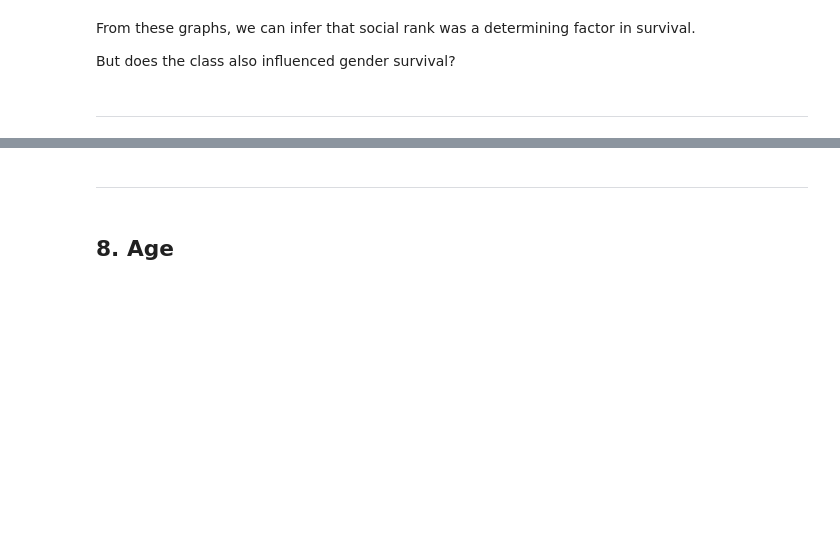
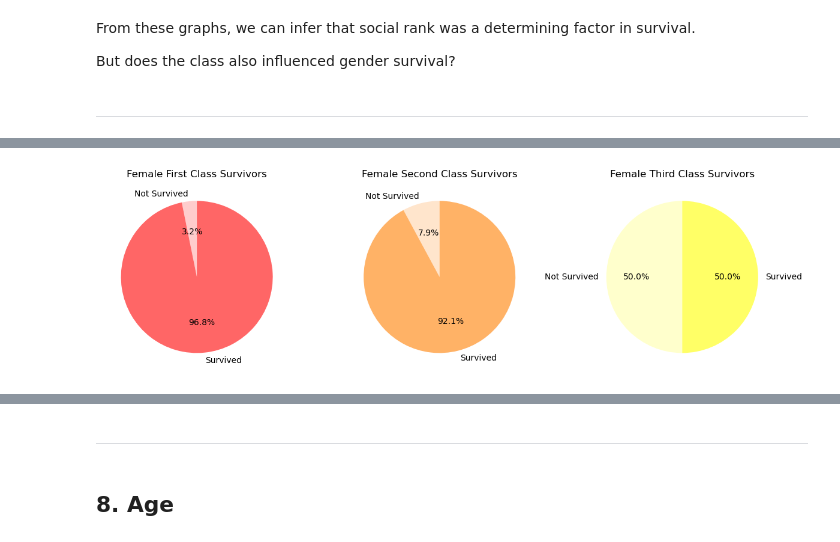
Before and after one commit to davidedigrande/titanic-dataset-eda, a Jupyter notebook: notebook.ipynb, the cells around one changed output, grey strips where cells are left out. Saved outputs shown, nothing was run; the diff lists cells and outputs as text; code cells hidden in the pictures; blank space fills up the shorter version.

```diff
--- a/notebook.ipynb
+++ b/notebook.ipynb
@@ -320,3 +374,11 @@ But does the class also influenced gender survival?
+# %%
+# Gender and Class colors:
+female_first_class_colors = ["#FF3333","#FF6666", "#FF9999", "#FFCCCC"] # (4 shades of red)
+female_second_class_colors = ["#FF9933" ,"#FFB266", "#FFCC99", "#FFE5CC"] # (4 shades of orange)
+female_third_class_colors = ["#FFFF33","#FFFF66", "#FFFF99", "#FFFFCC"] # (4 shades of yellow)
+male_first_class_colors = ["#99FF33", "#B2FF66", "#CCFF99", "#E5FFCC"] # (4 shades of light green)
+male_second_class_colors = ["#33FF33", "#66FF66", "#99FF99", "#CCFFCC"] # (4 shades of green)
+male_third_class_colors = ["#33FF99", "#66FFB2", "#99FFCC", "#CCFFE5"] # (4 shades of dark blue/green)
 # %%
-class_gender_survived = df.groupby(by=['Pclass', 'Survived', 'Sex'])['Survived'].count()
-class_gender_survived
+gender_class_survived = df.groupby(by=['Sex', 'Pclass', 'Survived' ])['Survived'].count()
+gender_class_survived
@@ -322,0 +400,44 @@ class_gender_survived
+# %%
+# Create pie charts for each Pclass
+plt.figure(figsize=(12, 4))  # Adjust figure size for better visualization
+
+# Female First class
+plt.subplot(1, 3, 1)
+female_first_class = gender_class_survived.get("female")[1]
+plt.title("Female First Class Survivors")
+plt.pie(
+    female_first_class,
+    labels=["Not Survived", "Survived"],
+    autopct='%1.1f%%',
+    colors=[female_first_class_colors[3],female_first_class_colors[1]],
+    startangle=90,
+        )
+
+# Female Second class
+plt.subplot(1, 3, 2)
+female_second_class = gender_class_survived.get("female")[2]
+plt.title("Female Second Class Survivors")
+plt.pie(
+    female_second_class,
+    labels=["Not Survived", "Survived"],
+    autopct='%1.1f%%',
+    colors=[female_second_class_colors[3],female_second_class_colors[1]],
+    startangle=90,
+        )
+
+# Female Third class
+plt.subplot(1, 3, 3)
+female_third_class = gender_class_survived.get("female")[3]
+plt.title("Female Third Class Survivors")
+plt.pie(
+    female_third_class,
+    labels=["Not Survived", "Survived"],
+    autopct='%1.1f%%',
+    colors=[female_third_class_colors[3],female_third_class_colors[1]],
+    startangle=90,
+        )
+
+plt.tight_layout()  # Adjust spacing between subplots
+plt.show()
+# %% [output]
+[figure, added]
```
Also changed, not shown: parts of 16 cells of this notebook.
